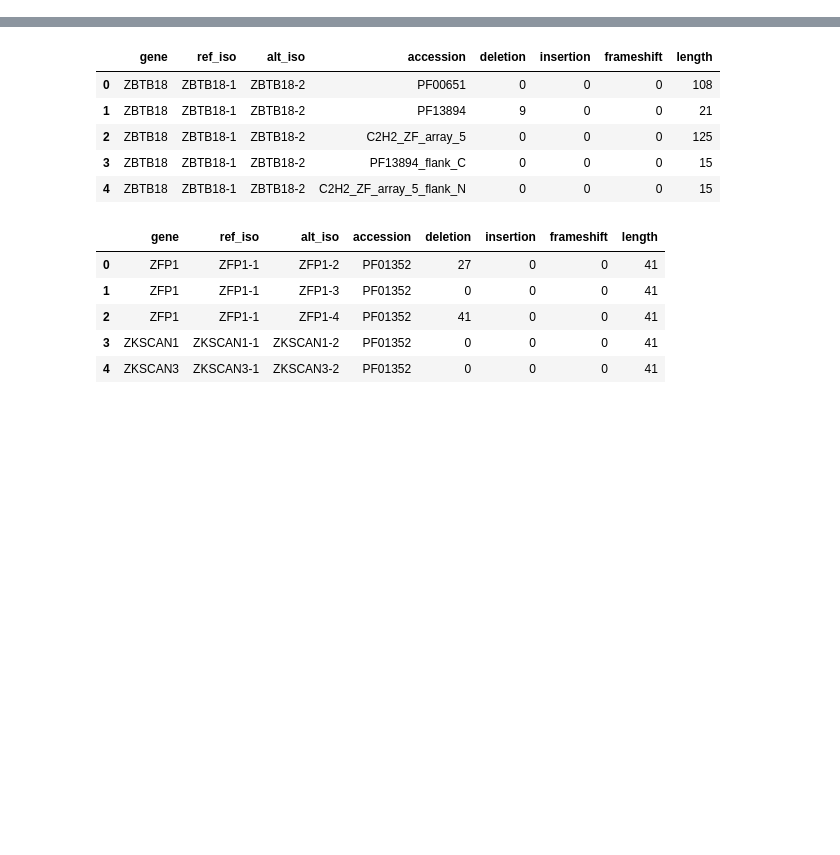
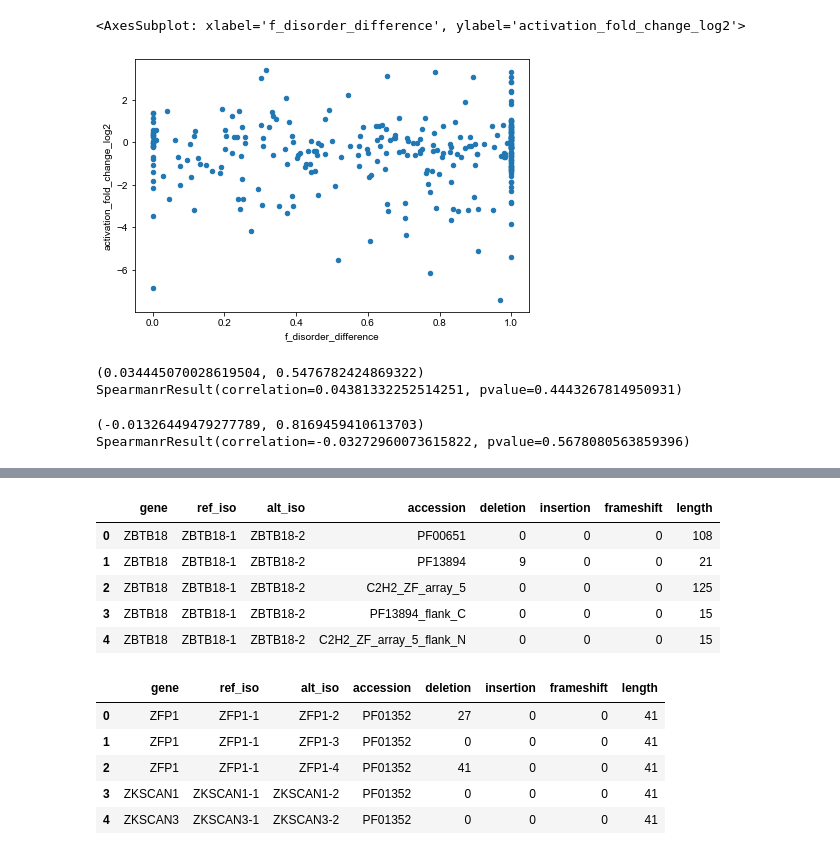
Before and after one commit to CCSB-DFCI/TF_isoforms_paper, a Jupyter notebook: src/activation_data.ipynb, the cells around one changed output, grey strips where cells are left out. Cells and saved outputs as stored; diff of their text form; code cells hidden in the pictures; blank space fills up the shorter version.

Commit message:
Few new plots

```diff
--- a/src/activation_data.ipynb
+++ b/src/activation_data.ipynb
@@ -30,2 +15,53 @@ missing disorder data for ZFY-2
 # %%
 m1h['mean'] = m1h[['M1H_rep1', 'M1H_rep2', 'M1H_rep3']].mean(axis=1)
+# %%
+# TODO move to data_loading.py
+df = pd.read_csv("../output/TF-iso_ref-vs-alt.tsv", sep="\t")
+# %%
+df['ref_iso'] = df['clone_acc_ref'].apply(lambda x: x.split('|')[0] + '-' + x.split('|')[1].split('/')[0])
+df['alt_iso'] = df['clone_acc_alt'].apply(lambda x: x.split('|')[0] + '-' + x.split('|')[1].split('/')[0])
+df['f_disorder_difference'] = df.apply(lambda x: tfs[x['gene_symbol']].disordered_fraction_of_different_regions(x['ref_iso'], x['alt_iso']), axis=1)
+
+
+def disorder_changes_category(f):
+    if pd.isnull(f):
+        return np.nan
+    elif f == 0:
+        return 'fully ordered'
+    elif f == 1:
+        return 'fully disordered'
+    elif f > 0 and f < 1:
+        return 'partially disordered'
+    else:
+        raise ValueError('Invalid fraction')
+
+
+df['f_disorder_difference_cat'] = df['f_disorder_difference'].apply(disorder_changes_category)
+m1h['gte_2_fold'] = (m1h['mean'].abs() >= 1)
+df['m1h_gte_2_fold_at_least_one_iso_per_gene'] = df['gene_symbol'].map(m1h.groupby('gene')
+                                                                    ['gte_2_fold']
+                                                                    .any())
+df['abs_activation_fold_change_log2'] = df['activation_fold_change_log2'].abs()
+# %%
+df.plot.scatter(x='f_disorder_difference', y='activation_fold_change_log2')
+# %% [output]
+<AxesSubplot: xlabel='f_disorder_difference', ylabel='activation_fold_change_log2'>
+[figure, added]
+# %%
+x_var = 'f_disorder_difference'
+y_var = 'activation_fold_change_log2'
+x, y = df.loc[df[x_var].notnull() & df[y_var].notnull(), [x_var, y_var]].values.T
+print(stats.pearsonr(x, y))
+print(stats.spearmanr(x, y))
+# %% [output]
+(0.034445070028619504, 0.5476782424869322)
+SpearmanrResult(correlation=0.04381332252514251, pvalue=0.4443267814950931)
+# %%
+x_var = 'f_disorder_difference'
+y_var = 'abs_activation_fold_change_log2'
+x, y = df.loc[df[x_var].notnull() & df[y_var].notnull(), [x_var, y_var]].values.T
+print(stats.pearsonr(x, y))
+print(stats.spearmanr(x, y))
+# %% [output]
+(-0.01326449479277789, 0.8169459410613703)
+SpearmanrResult(correlation=-0.03272960073615822, pvalue=0.5678080563859396)
```
Also changed, not shown: parts of 25 cells of this notebook, 8 other files.
